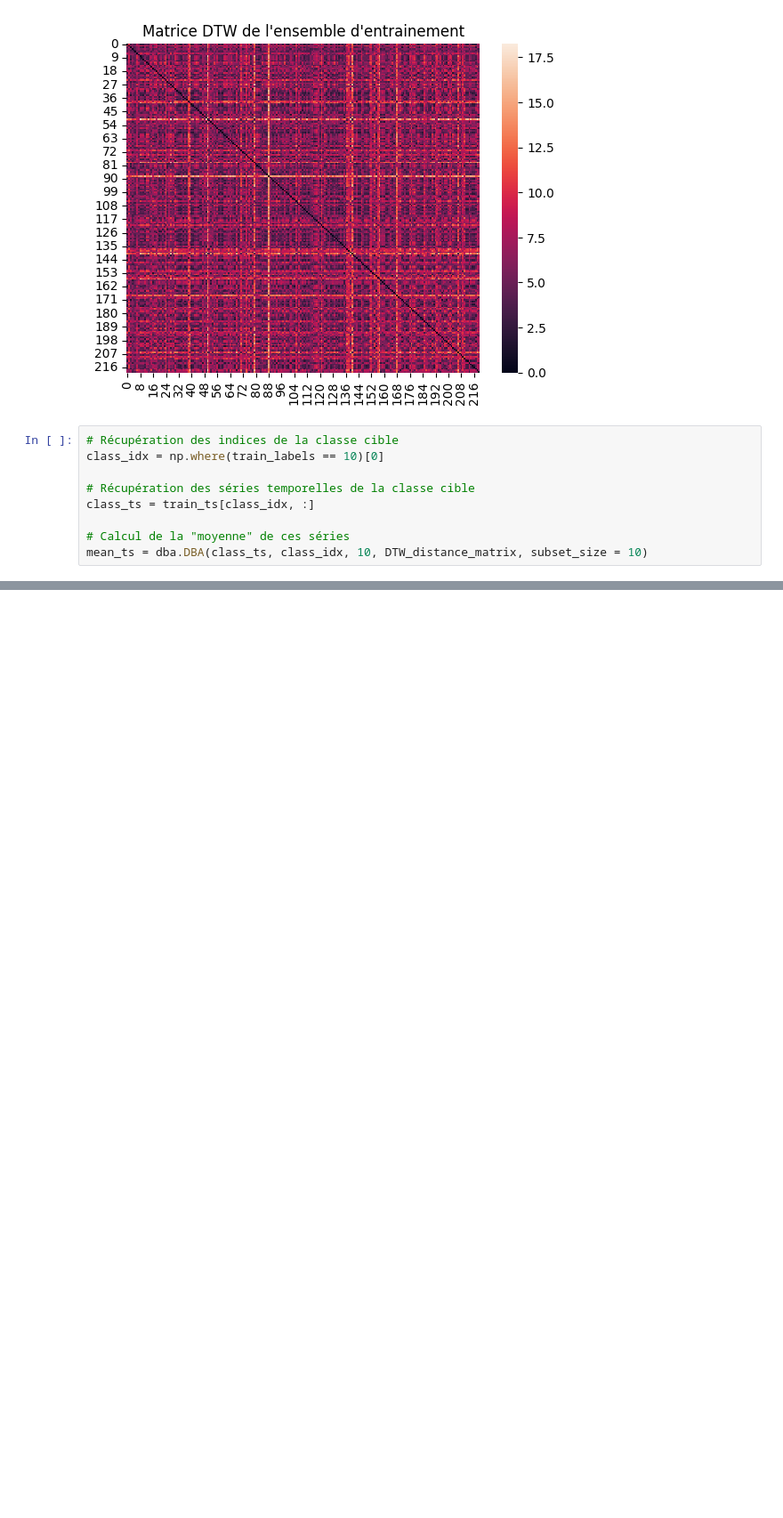
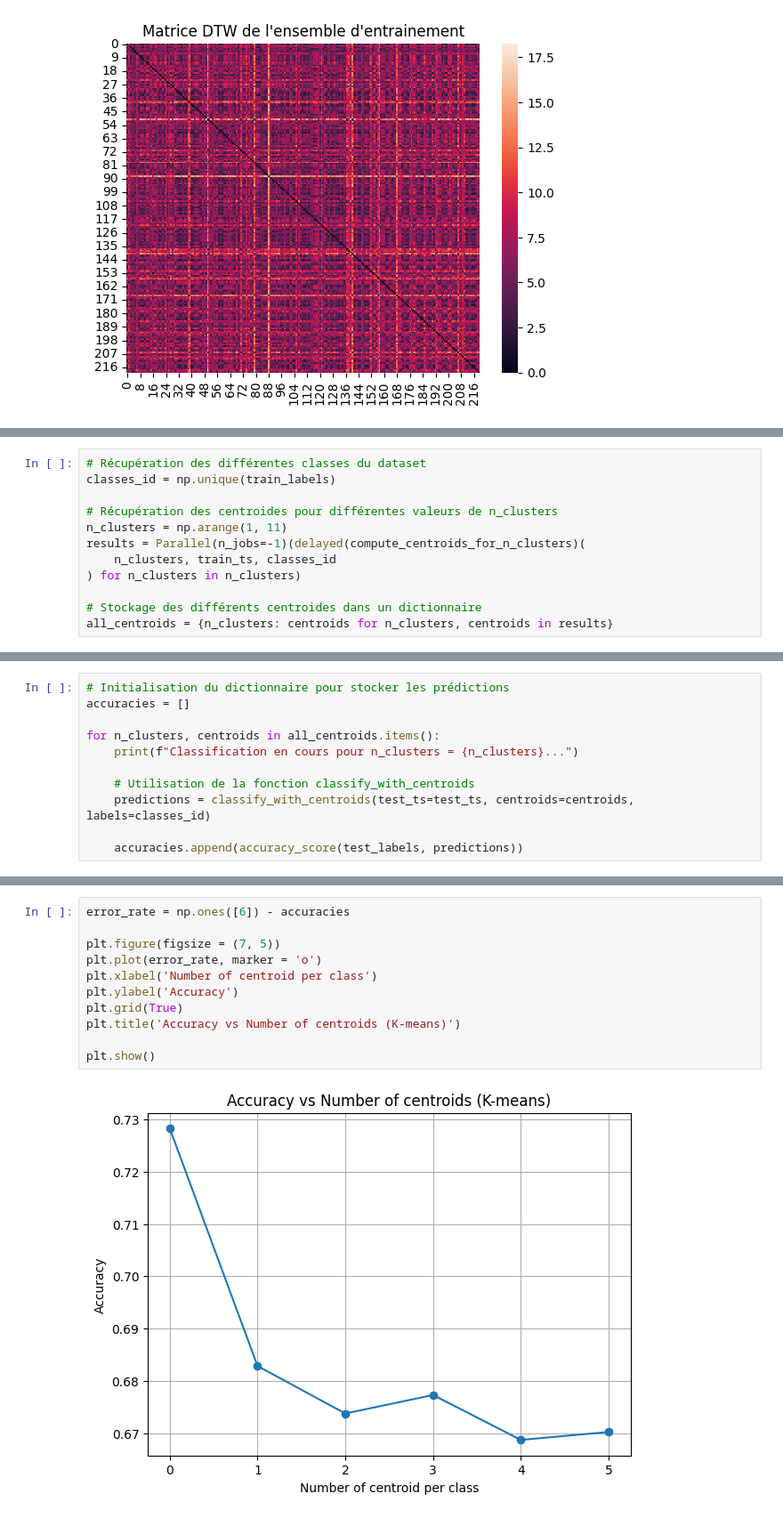
Before and after one commit to KhlYanis/TS-Project, a Jupyter notebook: ts_project.ipynb, the cells around one changed output, grey strips where cells are left out. Shown at 89% size. Saved outputs shown, nothing was run; the diff lists cells and outputs as text; blank space fills up the shorter version.

```diff
--- a/ts_project.ipynb
+++ b/ts_project.ipynb
@@ -89,12 +71,3 @@ plt.title("Matrice DTW de l'ensemble d'entrainement")
 plt.show()
 # %% [output]
 [figure]
-# %%
-# Récupération des indices de la classe cible
-class_idx = np.where(train_labels == 10)[0]
-
-# Récupération des séries temporelles de la classe cible
-class_ts = train_ts[class_idx, :]
-
-# Calcul de la "moyenne" de ces séries
-mean_ts = dba.DBA(class_ts, class_idx, 10, DTW_distance_matrix, subset_size = 10)
@@ -127,0 +177,12 @@ Convergence criterion satisfied before reaching 10 iterations
+# %%
+# Récupération des différentes classes du dataset
+classes_id = np.unique(train_labels)
+
+# Récupération des centroides pour différentes valeurs de n_clusters
+n_clusters = np.arange(1, 11)
+results = Parallel(n_jobs=-1)(delayed(compute_centroids_for_n_clusters)(
+    n_clusters, train_ts, classes_id
+) for n_clusters in n_clusters)
+
+# Stockage des différents centroides dans un dictionnaire
+all_centroids = {n_clusters: centroids for n_clusters, centroids in results}
@@ -148,0 +215,11 @@ test_labels[10]
+# %%
+# Initialisation du dictionnaire pour stocker les prédictions
+accuracies = []
+
+for n_clusters, centroids in all_centroids.items():
+    print(f"Classification en cours pour n_clusters = {n_clusters}...")
+
+    # Utilisation de la fonction classify_with_centroids
+    predictions = classify_with_centroids(test_ts=test_ts, centroids=centroids, labels=classes_id)
+
+    accuracies.append(accuracy_score(test_labels, predictions))
@@ -148,0 +244,13 @@ test_labels[10]
+# %%
+error_rate = np.ones([6]) - accuracies
+
+plt.figure(figsize = (7, 5))
+plt.plot(error_rate, marker = 'o')
+plt.xlabel('Number of centroid per class')
+plt.ylabel('Accuracy')
+plt.grid(True)
+plt.title('Accuracy vs Number of centroids (K-means)')
+
+plt.show()
+# %% [output]
+[figure, added]
```
Also changed, not shown: parts of 17 cells of this notebook.
